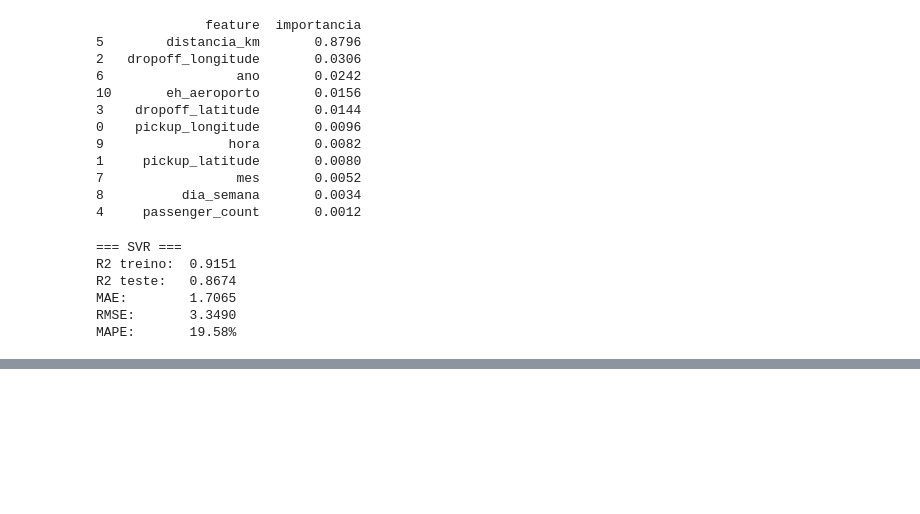
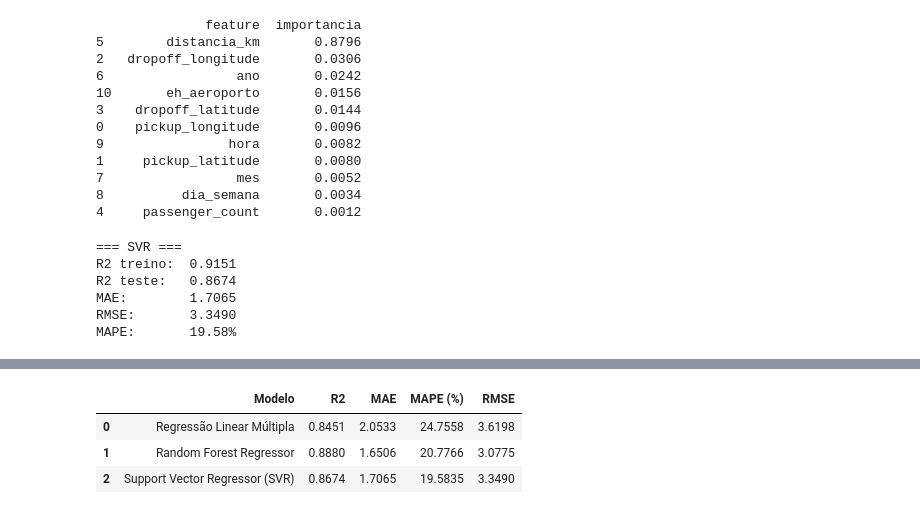
Before and after one commit to Matheus-bot/projeto-ml-uber, a Jupyter notebook: notebooks/01_eda.ipynb, the cells around one changed output, grey strips where cells are left out. Drawn from its saved outputs; the diff is of its cells as text; code cells hidden in the pictures; blank space fills up the shorter version.

```diff
--- a/notebooks/01_eda.ipynb
+++ b/notebooks/01_eda.ipynb
@@ -427,0 +463,33 @@ MAPE:       19.58%
+# %%
+resultados = pd.DataFrame({
+    'Modelo': ['Regressão Linear Múltipla', 'Random Forest Regressor', 'Support Vector Regressor (SVR)'],
+    'R2': [
+        r2_score(y_teste, pred_teste_lr),
+        r2_score(y_teste, pred_teste_rf),
+        r2_score(y_teste, pred_teste_svr)
+    ],
+    'MAE': [
+        mean_absolute_error(y_teste, pred_teste_lr),
+        mean_absolute_error(y_teste, pred_teste_rf),
+        mean_absolute_error(y_teste, pred_teste_svr)
+    ],
+    'MAPE (%)': [
+        mean_absolute_percentage_error(y_teste, pred_teste_lr) * 100,
+        mean_absolute_percentage_error(y_teste, pred_teste_rf) * 100,
+        mean_absolute_percentage_error(y_teste, pred_teste_svr) * 100
+    ],
+    'RMSE': [
+        np.sqrt(mean_squared_error(y_teste, pred_teste_lr)),
+        np.sqrt(mean_squared_error(y_teste, pred_teste_rf)),
+        np.sqrt(mean_squared_error(y_teste, pred_teste_svr))
+    ]
+})
+
+resultados = resultados.round(4)
+resultados.to_csv('../data/tabela_metricas.csv', index=False)
+resultados
+# %% [output]
+|  | Modelo | R2 | MAE | MAPE (%) | RMSE |
+| 0 | Regressão Linear Múltipla | 0.8451 | 2.0533 | 24.7558 | 3.6198 |
+| 1 | Random Forest Regressor | 0.8880 | 1.6506 | 20.7766 | 3.0775 |
+| 2 | Support Vector Regressor (SVR) | 0.8674 | 1.7065 | 19.5835 | 3.3490 |
```
Also changed, not shown: parts of 3 cells of this notebook, 3 other files.
